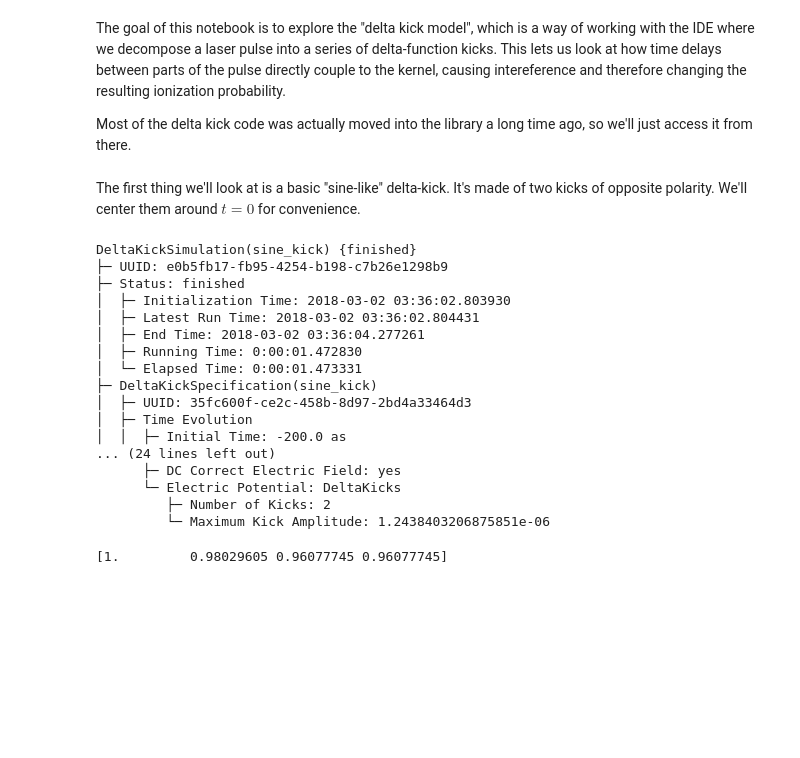
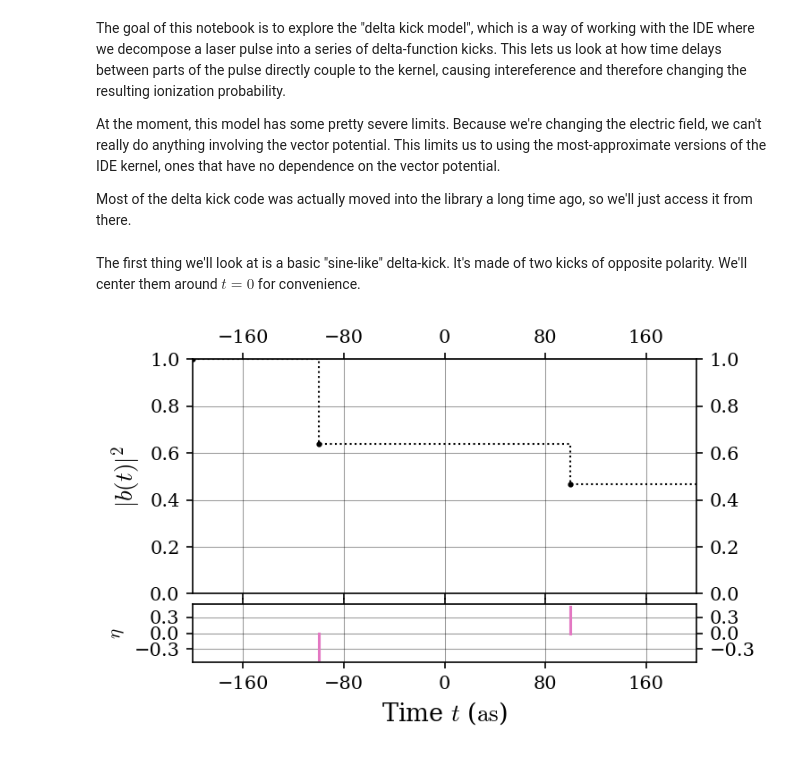
Before and after one commit to JoshKarpel/ionization, a Jupyter notebook: science/delta_kicks/DeltaKickModel.ipynb, the cells around one changed output. Cells and saved outputs as stored; diff of their text form; code cells hidden in the pictures; blank space fills up the shorter version.

Commit message:
notebooks, delta-kicks

```diff
--- a/science/delta_kicks/DeltaKickModel.ipynb
+++ b/science/delta_kicks/DeltaKickModel.ipynb
@@ -1,6 +1,8 @@
 # %% [markdown]
 The goal of this notebook is to explore the "delta kick model", which is a way of working with the IDE where we decompose a laser pulse into a series of delta-function kicks. This lets us look at how time delays between parts of the pulse directly couple to the kernel, causing intereference and therefore changing the resulting ionization probability.
 
+At the moment, this model has some pretty severe limits. Because we're changing the electric field, we can't really do anything involving the vector potential. This limits us to using the most-approximate versions of the IDE kernel, ones that have no dependence on the vector potential.
+
 Most of the delta kick code was actually moved into the library a long time ago, so we'll just access it from there.
 # %%
 import logging
@@ -39,38 +35,20 @@ CHECKPOINT_KWARGS = dict(
 The first thing we'll look at is a basic "sine-like" delta-kick. It's made of two kicks of opposite polarity. We'll center them around $t=0$ for convenience.
 # %%
 sine_kicks = dk.DeltaKicks([
-    dk.delta_kick(-100 * u.asec, -.1 * u.atomic_electric_field * u.atomic_time),
-    dk.delta_kick(1100 * u.asec, .1 * u.atomic_electric_field * u.atomic_time),
+    dk.delta_kick(-100 * u.asec, -.5 * u.atomic_electric_field * u.atomic_time),
+    dk.delta_kick(100 * u.asec, .5 * u.atomic_electric_field * u.atomic_time),
 ])
 
 sine_kick_sim = dk.DeltaKickSpecification(
     'sine_kick',
     time_initial = -200 * u.asec,
     time_final = 200 *  u.asec,
     electric_potential = sine_kicks,
+    kernel = ion.ide.LengthGaugeHydrogenKernel(),
 ).to_sim()
 
 sine_kick_sim.run()
-print(sine_kick_sim.info())
+
+sine_kick_sim.plot_b2_vs_time(**PLOT_KWARGS)
 # %% [output]
-DeltaKickSimulation(sine_kick) {finished}
-├─ UUID: e0b5fb17-fb95-4254-b198-c7b26e1298b9
-├─ Status: finished
-│  ├─ Initialization Time: 2018-03-02 03:36:02.803930
-│  ├─ Latest Run Time: 2018-03-02 03:36:02.804431
-│  ├─ End Time: 2018-03-02 03:36:04.277261
-│  ├─ Running Time: 0:00:01.472830
-│  └─ Elapsed Time: 0:00:01.473331
-├─ DeltaKickSpecification(sine_kick)
-│  ├─ UUID: 35fc600f-ce2c-458b-8d97-2bd4a33464d3
-│  ├─ Time Evolution
-│  │  ├─ Initial Time: -200.0 as
-... (24 lines left out)
-      ├─ DC Correct Electric Field: yes
-      └─ Electric Potential: DeltaKicks
-         ├─ Number of Kicks: 2
-         └─ Maximum Kick Amplitude: 1.2438403206875851e-06
+[figure, added]
-# %%
-print(sine_kick_sim.b2)
-# %% [output]
-[1.         0.98029605 0.96077745 0.96077745]
```
Also changed, not shown: parts of 3 cells of this notebook, 3 other files.
